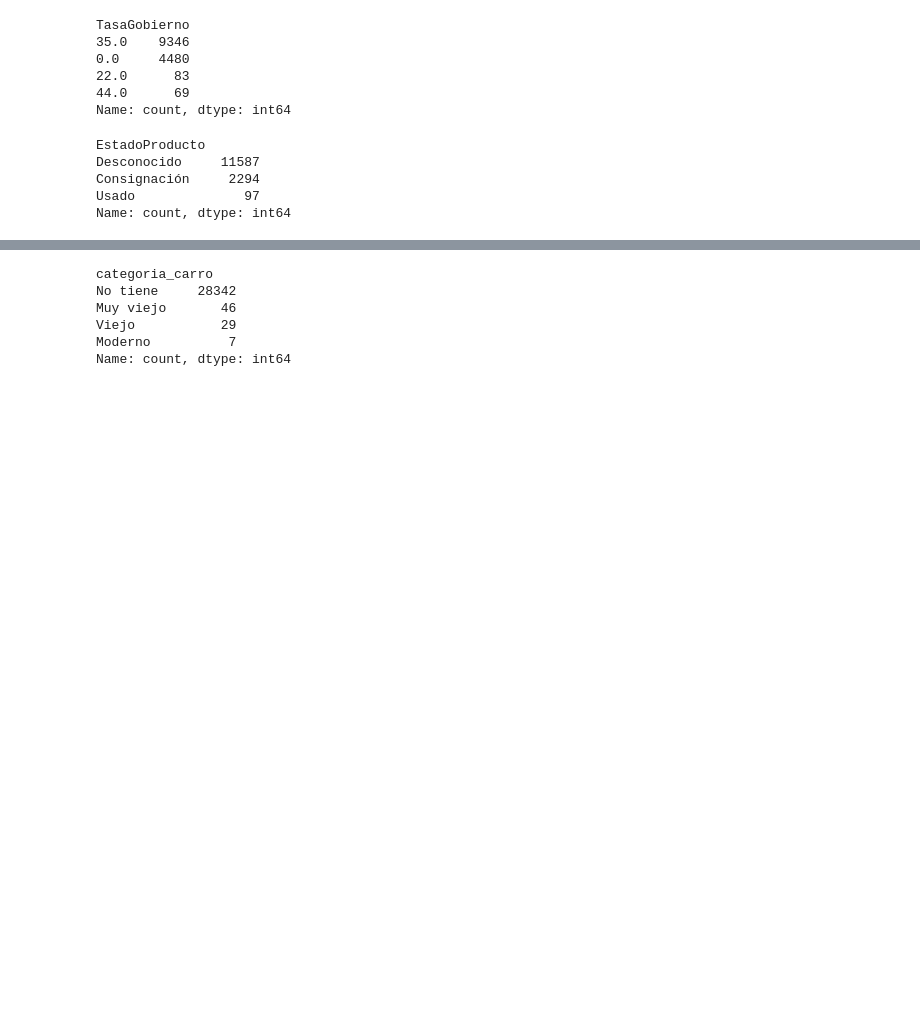
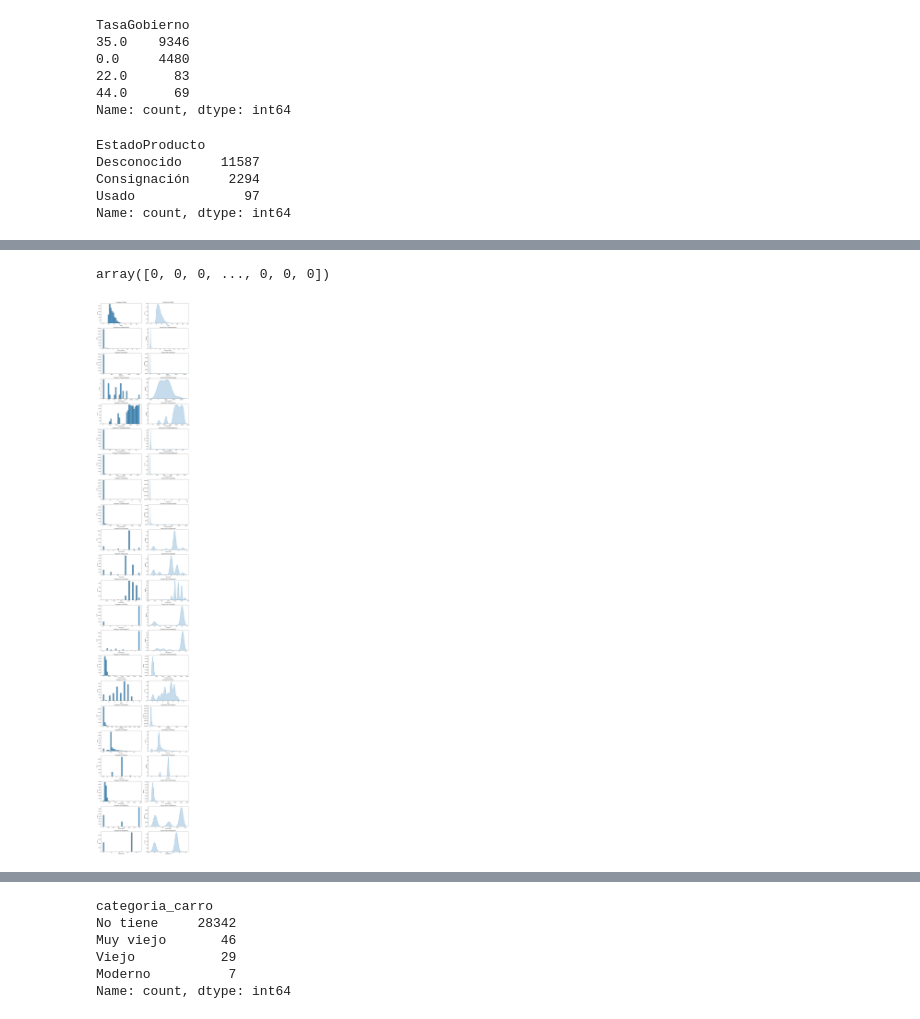
Before and after one commit to einjunge99/ETL, a Jupyter notebook: CreditFactory_v3_0_(Precalificación).ipynb, the cells around one changed output, grey strips where cells are left out. Saved outputs shown, nothing was run; the diff lists cells and outputs as text; code cells hidden in the pictures; blank space fills up the shorter version.

```diff
--- a/CreditFactory_v3_0_(Precalificación).ipynb
+++ b/CreditFactory_v3_0_(Precalificación).ipynb
@@ -2093,0 +1997,12 @@ plot_donut_chart(silver_client, 'TieneCarro')
+# %%
+categorical_columns = ['EstadoCivil', 'NivelEstudios', 'TipoContrato', 'TipoSueldo', 'FuenteNegocio', 'Proposito', 'TipoCliente', 'TipoVenta', 'EstadoProducto']
+
+for col in categorical_columns:
+    # Create dummy variables
+    dummies = pd.get_dummies(gold_merge[col], prefix=col, dtype=int)
+
+    # Concatenate dummy variables to the original DataFrame
+    gold_merge = pd.concat([gold_merge, dummies], axis=1)
+
+    # Drop the original categorical column
+    gold_merge = gold_merge.drop(col, axis=1)
@@ -2093,0 +2032,4 @@ plot_donut_chart(silver_client, 'TieneCarro')
+# %%
+for column in gold_merge.columns:
+    value_counts = gold_merge[column].value_counts()
+    print(f"Value counts for '{column}':\n{value_counts}\n")
@@ -2093,0 +2236,31 @@ plot_donut_chart(silver_client, 'TieneCarro')
+# %%
+y_pred
+# %% [output]
+array([0, 0, 0, ..., 0, 0, 0])
+# %%
+import pandas as pd
+import seaborn as sns
+import matplotlib.pyplot as plt
+
+# Assuming 'df' is your DataFrame
+# Selecting only numeric columns
+numeric_columns = silver_merge.select_dtypes(include=['number']).columns
+
+# Set the size of the overall figure
+plt.figure(figsize=(15, len(numeric_columns) * 4))
+
+# Loop through each numeric column and create a subplot for it
+for i, column in enumerate(numeric_columns):
+    plt.subplot(len(numeric_columns), 2, 2*i + 1)  # Position for histogram
+    sns.histplot(silver_merge[column], kde=False, bins=30)
+    plt.title(f'Histogram of {column}')
+
+    plt.subplot(len(numeric_columns), 2, 2*i + 2)  # Position for density plot
+    sns.kdeplot(silver_merge[column], fill=True)
+    plt.title(f'Density Plot of {column}')
+
+# Adjust layout to prevent overlap
+plt.tight_layout()
+plt.show()
+# %% [output]
+[figure, added]
```
Also changed, not shown: parts of 51 cells of this notebook.
